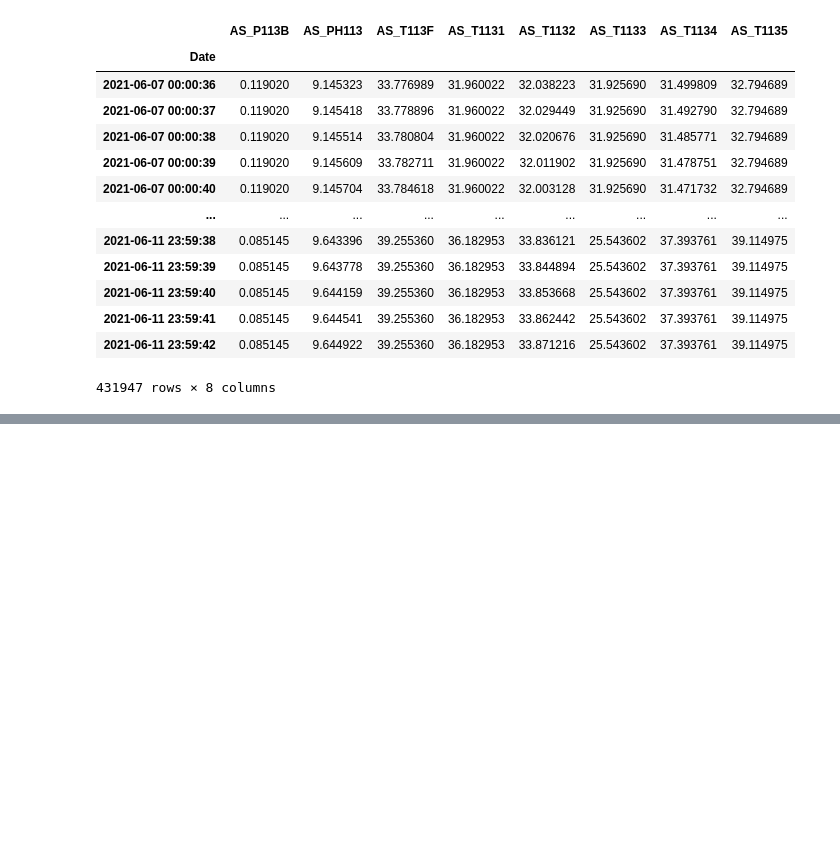
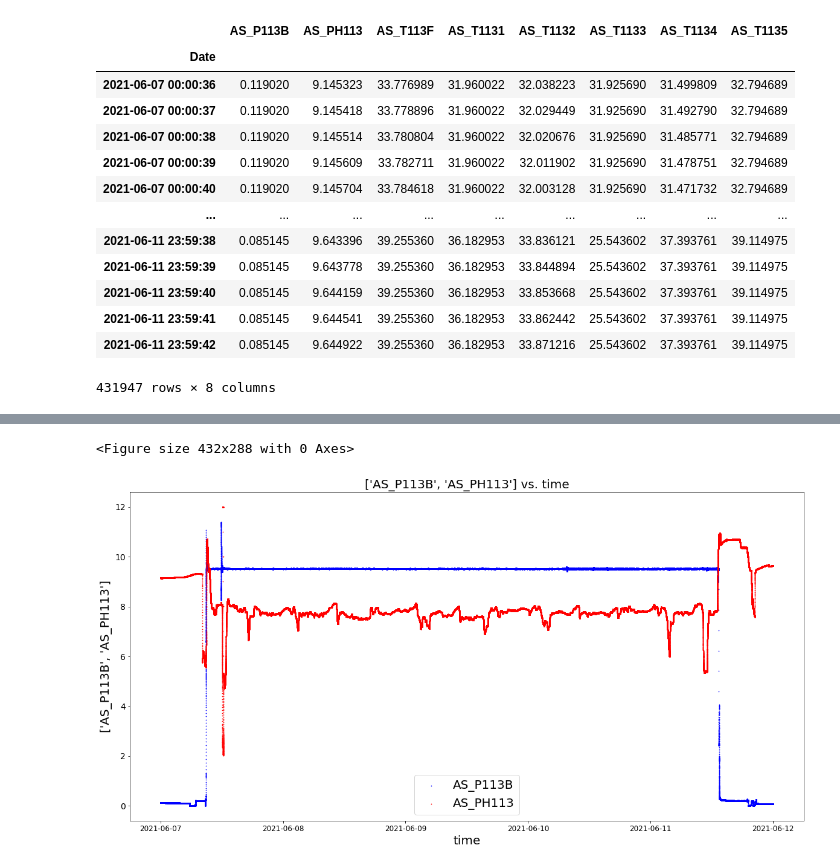
Before and after one commit to sipocz/XLS_Conv, a Jupyter notebook: xls_converter_class.ipynb, the cells around one changed output, grey strips where cells are left out. Cells and saved outputs as stored; diff of their text form; code cells hidden in the pictures; blank space fills up the shorter version.

```diff
--- a/xls_converter_class.ipynb
+++ b/xls_converter_class.ipynb
@@ -164,0 +203,18 @@ a.df_concat()
+# %%
+def plotter(df,columnlist,colorlist):
+    import matplotlib.pyplot as plt
+    plt.figure()
+    plt.figure(figsize=(30,10))
+    plt.xticks(fontsize=12)
+    plt.yticks(fontsize=14)
+    plt.xlabel('time',fontsize=20)
+    plt.ylabel(columnlist,fontsize=20)
+    plt.title(f"{columnlist} vs. time",fontsize=20)
+    targets = columnlist
+
+    color = df.loc[:, colorlist].values
+    plt.scatter(df.index,df[columnlist[0]] , c = "b", s = 0.5,)
+    plt.scatter(df.index,df[columnlist[1]] , c = "r", s = 0.5,)
+
+    #plt.colorbar()
+    plt.legend(targets,prop={'size': 20})
@@ -164,0 +226,5 @@ a.df_concat()
+# %%
+plotter(a.DF,["AS_P113B","AS_PH113"],["AS_PH113"])
+# %% [output]
+<Figure size 432x288 with 0 Axes>
+[figure, added]
```
Also changed, not shown: parts of 13 cells of this notebook.
